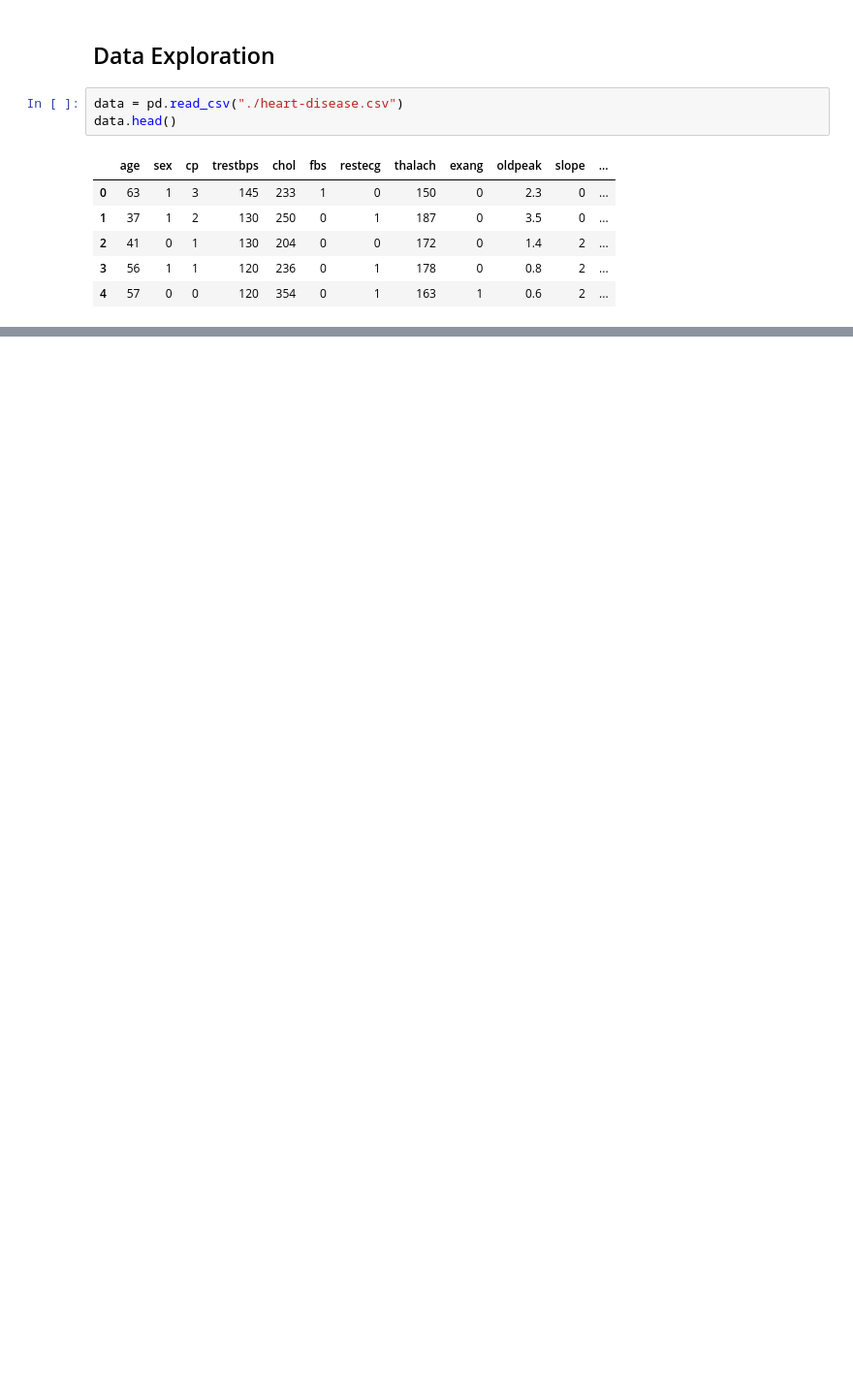
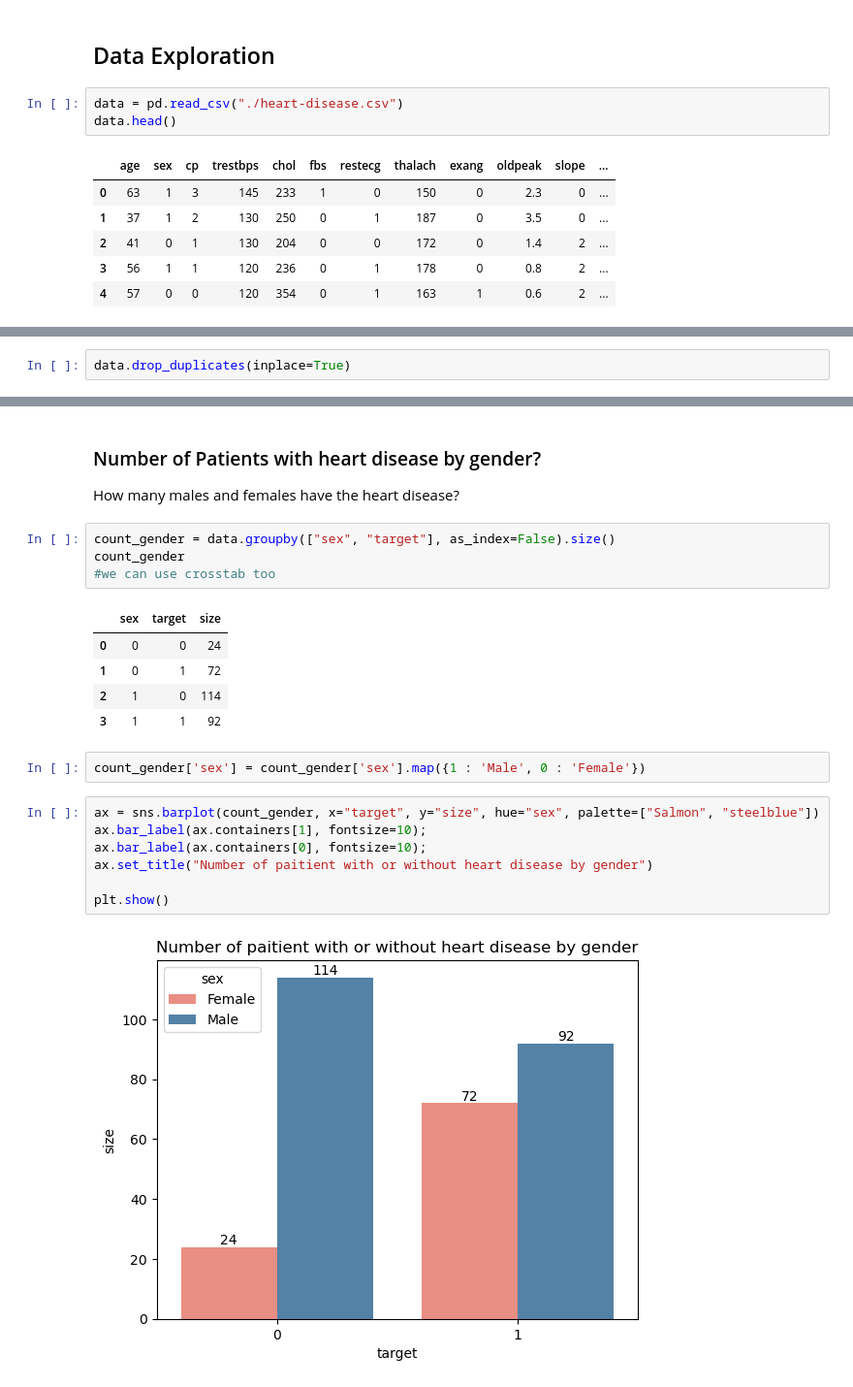
Before and after one commit to AkshilShah21/heart-disease-project, a Jupyter notebook: heart_disease.ipynb, the cells around one changed output, grey strips where cells are left out. Shown at 97% size. Cells and saved outputs as stored; diff of their text form; blank space fills up the shorter version.

```diff
--- a/heart_disease.ipynb
+++ b/heart_disease.ipynb
@@ -58,0 +103,2 @@ data.head()
+# %%
+data.drop_duplicates(inplace=True)
@@ -58,0 +169,24 @@ data.head()
+# %% [markdown]
+### Number of Patients with heart disease by gender?
+How many males and females have the heart disease?
+# %%
+count_gender = data.groupby(["sex", "target"], as_index=False).size()
+count_gender
+#we can use crosstab too
+# %% [output]
+|  | sex | target | size |
+| 0 | 0 | 0 | 24 |
+| 1 | 0 | 1 | 72 |
+| 2 | 1 | 0 | 114 |
+| 3 | 1 | 1 | 92 |
+# %%
+count_gender['sex'] = count_gender['sex'].map({1 : 'Male', 0 : 'Female'})
+# %%
+ax = sns.barplot(count_gender, x="target", y="size", hue="sex", palette=["Salmon", "steelblue"])
+ax.bar_label(ax.containers[1], fontsize=10);
+ax.bar_label(ax.containers[0], fontsize=10);
+ax.set_title("Number of paitient with or without heart disease by gender")
+
+plt.show()
+# %% [output]
+[figure, added]
```
Also changed, not shown: parts of 16 cells of this notebook.
